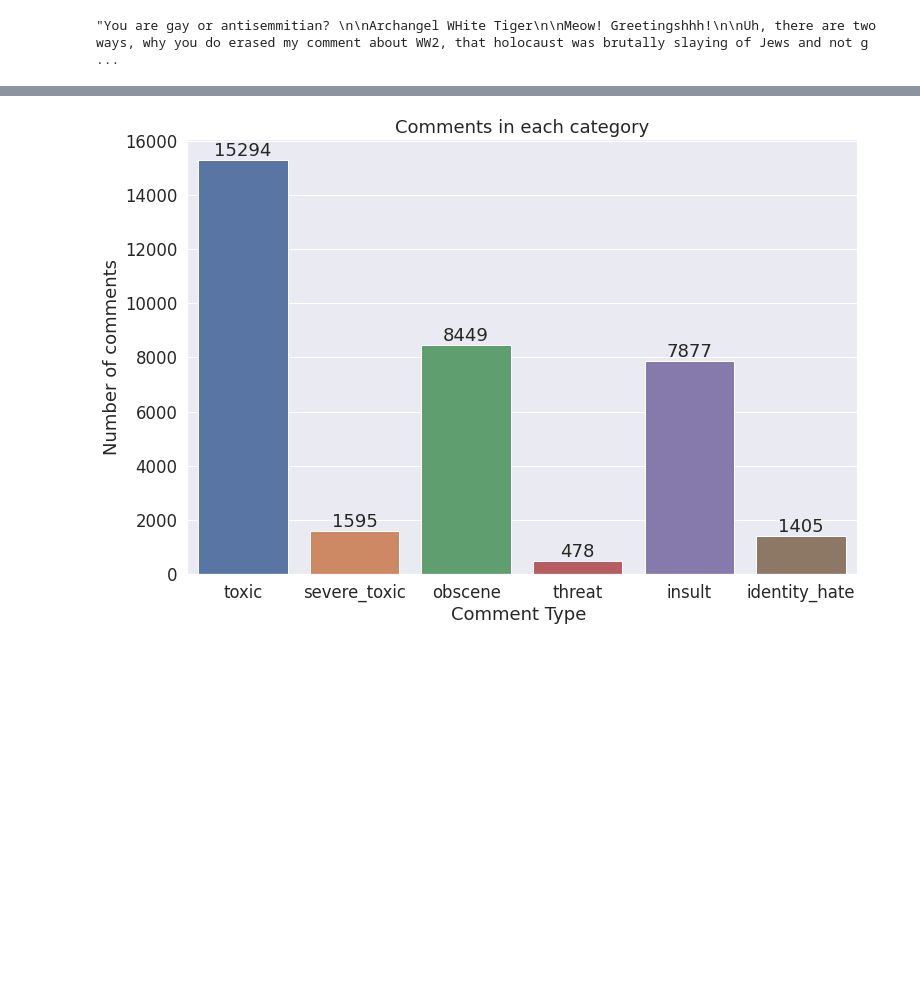
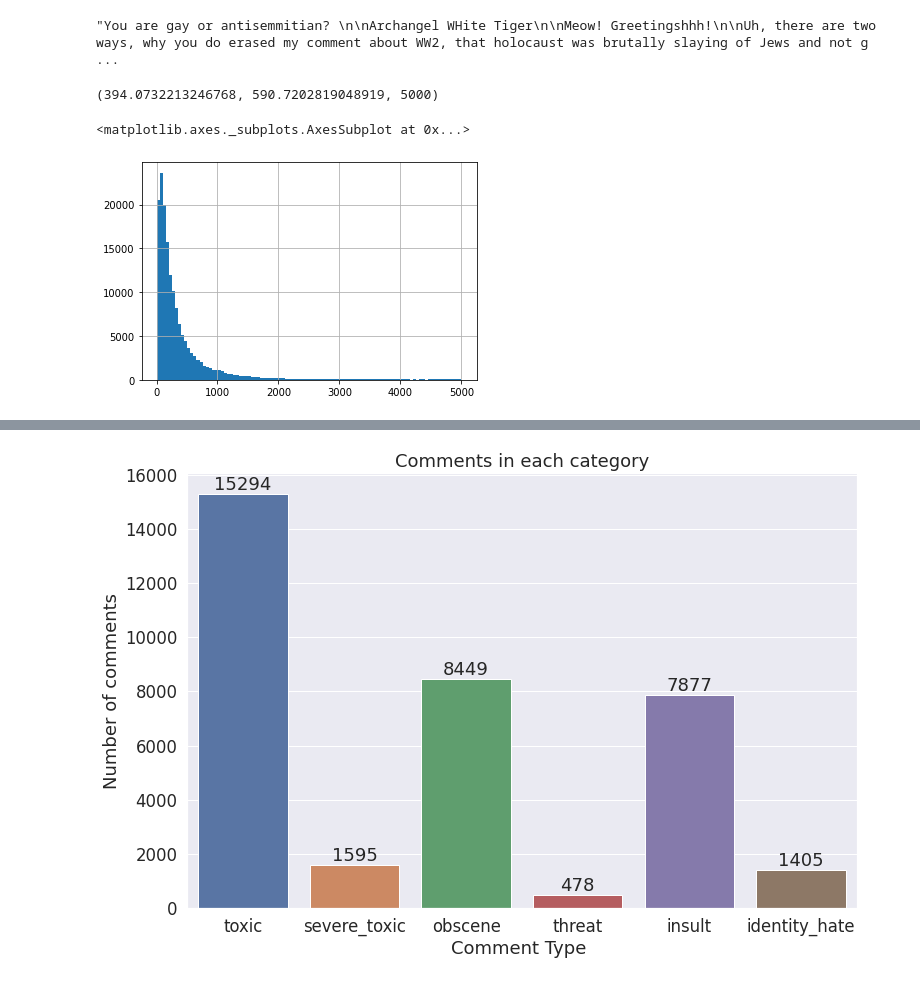
Before and after one commit to charlie-chi-zhang/Multi-Label-Text-classification-Using-BERT, a Jupyter notebook: cz02-2_toxic_binary.ipynb, the cells around one changed output, grey strips where cells are left out. Saved outputs shown, nothing was run; the diff lists cells and outputs as text; code cells hidden in the pictures; blank space fills up the shorter version.

```diff
--- a/cz02-2_toxic_binary.ipynb
+++ b/cz02-2_toxic_binary.ipynb
@@ -77,3 +83,14 @@ df_train.head()
 df_train.comment_text[42]
 # %% [output]
 "You are gay or antisemmitian? \n\nArchangel WHite Tiger\n\nMeow! Greetingshhh!\n\nUh, there are two ways, why you do erased my comment about WW2, that holocaust was brutally slaying of Jews and not g ...
+# %%
+lens = df_train.comment_text.str.len()
+lens.mean(), lens.std(), lens.max()
+# %% [output]
+(394.0732213246768, 590.7202819048919, 5000)
+# %%
+# distribution of text lengths
+lens.hist(bins=100)
+# %% [output]
+<matplotlib.axes._subplots.AxesSubplot at 0x...>
+[figure, added]
```
Also changed, not shown: parts of 9 cells of this notebook.
